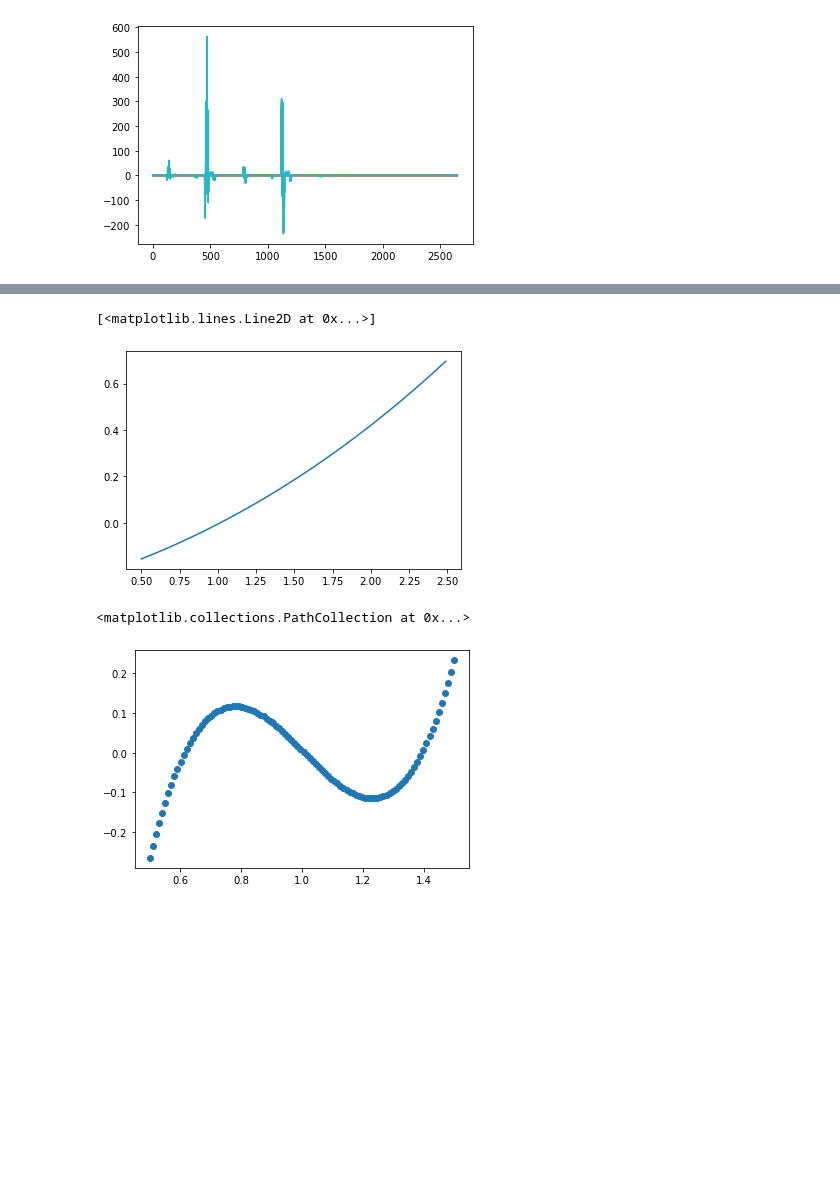
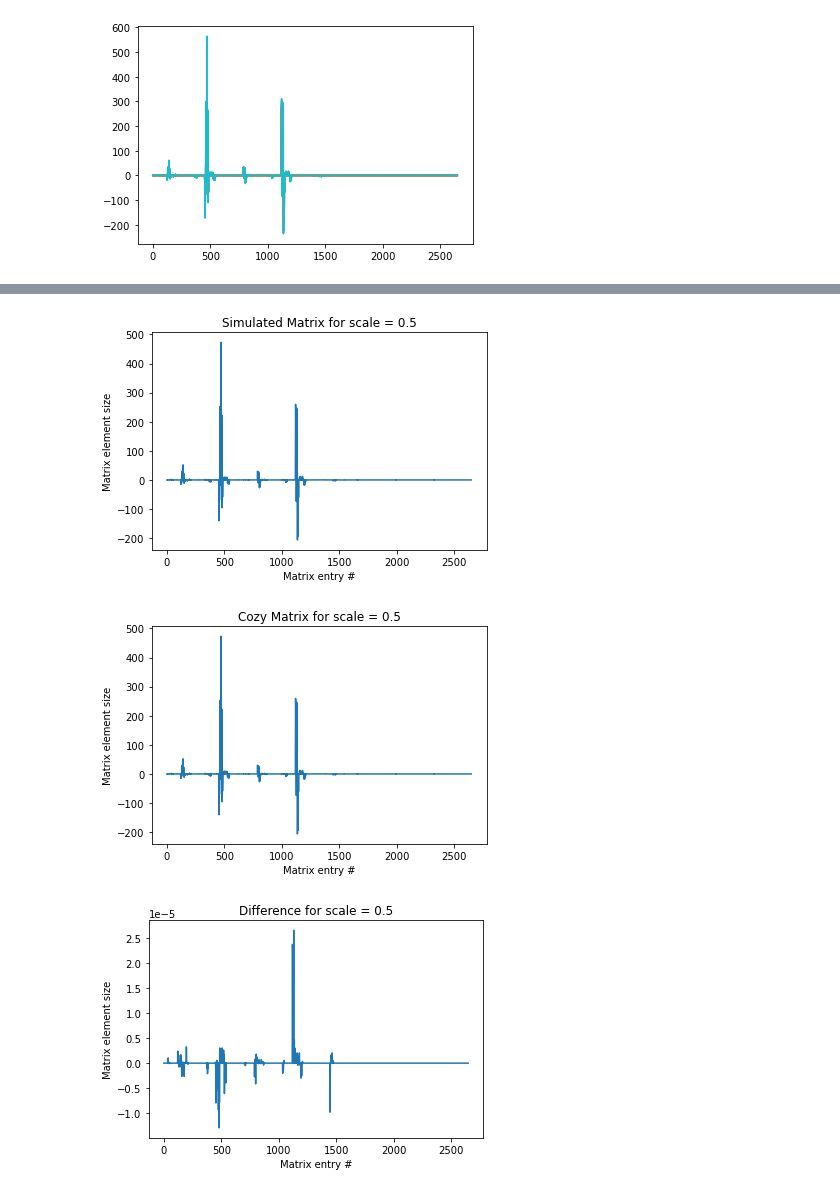
Before and after one commit to diogenes1991/RBMSecar, a Jupyter notebook: Emulator/RBM.ipynb, the cells around one changed output, grey strips where cells are left out. Cells and saved outputs as stored; diff of their text form; code cells hidden in the pictures; blank space fills up the shorter version.

Commit message:
Error plots

```diff
--- a/Emulator/RBM.ipynb
+++ b/Emulator/RBM.ipynb
@@ -74,12 +64,23 @@ plt.plot(MagnetEmulator(0.5)-big_matrix[0])
-# %%
-x = [ 0.5 + (i/100) for i in range(200) ]
-y = [ MagnetEmulator.splines[0](xs) for xs in x ]
-plt.plot(x,y)
-# %% [output]
-[<matplotlib.lines.Line2D at 0x...>]
-[figure, removed]
-# %%
-plt.scatter(MagnetEmulator.axis,MagnetEmulator.u[:,2])
-# %% [output]
-<matplotlib.collections.PathCollection at 0x...>
-[figure, removed]
+# %%
+''' Test one emulator instance '''
+MagnetEmulator = Emulator(scales,big_matrix,15)
+
+plt.plot(MagnetEmulator(0.5))
+plt.title("Simulated Matrix for scale = 0.5")
+plt.xlabel("Matrix entry #")
+plt.ylabel("Matrix element size")
+plt.show()
+plt.plot(big_matrix[0])
+plt.title("Cozy Matrix for scale = 0.5")
+plt.xlabel("Matrix entry #")
+plt.ylabel("Matrix element size")
+plt.show()
+plt.plot(MagnetEmulator(0.5)-big_matrix[0])
+plt.title("Difference for scale = 0.5")
+plt.xlabel("Matrix entry #")
+plt.ylabel("Matrix element size")
+plt.show()
+# %% [output]
+[figure, added]
+[figure, added]
+[figure, added]
```
Also changed, not shown: parts of 3 cells of this notebook, 1 other file.
